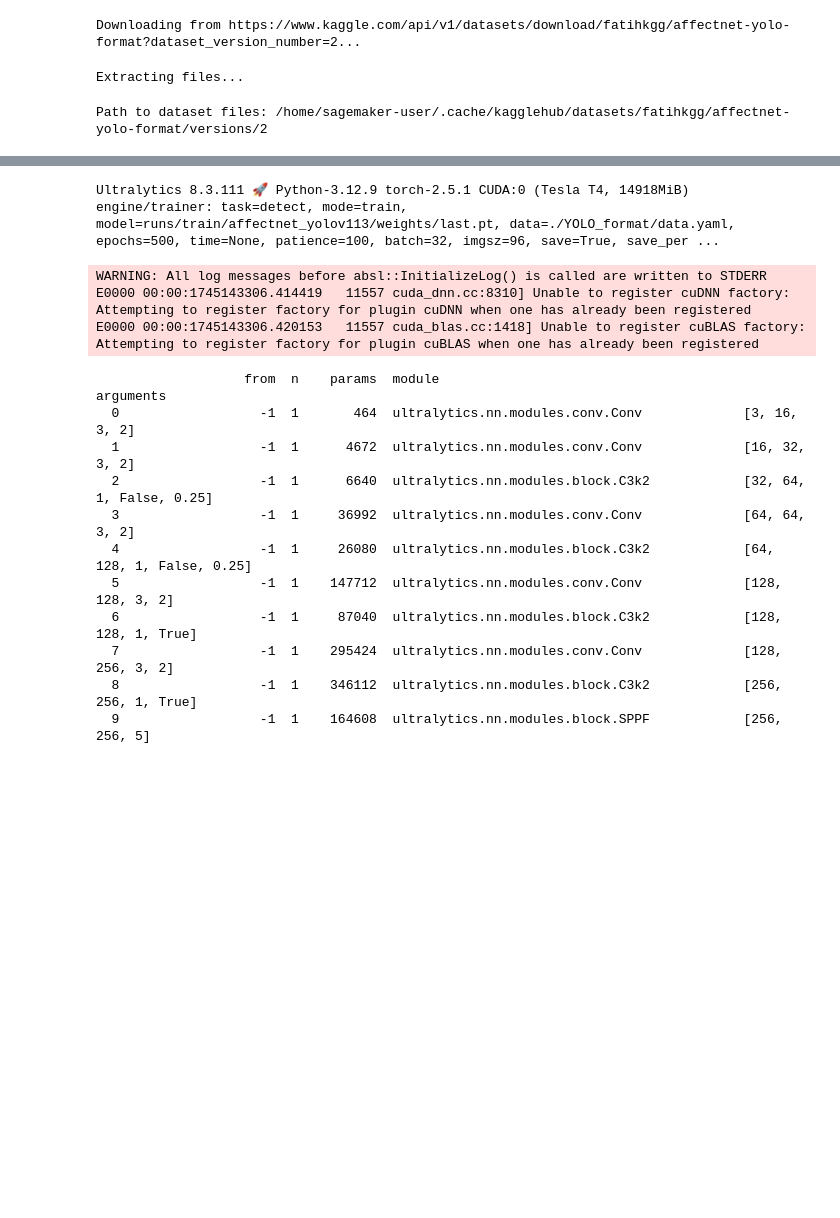
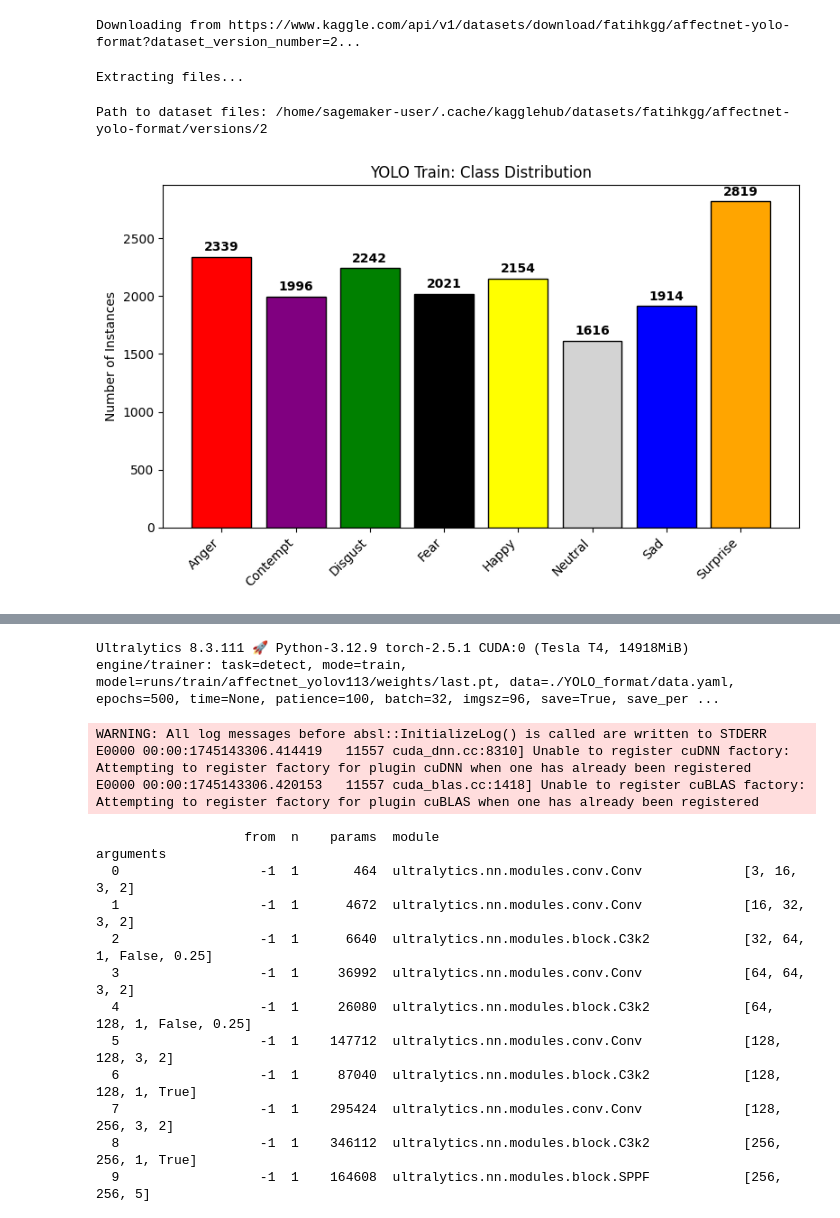
Before and after one commit to kavivarun/PresentPerfect, a Jupyter notebook: Jonathan Workspace/Facial Recognition/Facial_recognition_yolov11.ipynb, the cells around one changed output, grey strips where cells are left out. Cells and saved outputs as stored; diff of their text form; code cells hidden in the pictures; blank space fills up the shorter version.

Commit message:
add final  yolo model

```diff
--- a/Jonathan Workspace/Facial Recognition/Facial_recognition_yolov11.ipynb
+++ b/Jonathan Workspace/Facial Recognition/Facial_recognition_yolov11.ipynb
@@ -50,0 +65,74 @@ Path to dataset files: /home/sagemaker-user/.cache/kagglehub/datasets/fatihkgg/a
+# %%
+# === Configuration ===
+DATA_YAML = 'data.yaml'
+EPOCHS = 300
+IMG_SIZE = 640
+BATCH = 8
+PATIENCE = 10
+DEVICE = 0
+WORKERS = 8
+RESUME_MODEL = False
+# %%
+def load_data_yaml(path):
+    """Load and return YAML content."""
+    with open(path, 'r') as f:
+        data = yaml.safe_load(f)
+    return data
+# %%
+
+# --- load and count ---
+data       = load_data_yaml(DATA_YAML)
+classes    = data["names"]
+images_dir = data.get('train')
+labels_dir = images_dir.replace('/images', '/labels')
+
+counts = {i: 0 for i in range(len(classes))}
+for fname in os.listdir(labels_dir):
+    if not fname.endswith('.txt'):
+        continue
+    with open(os.path.join(labels_dir, fname)) as f:
+        for line in f:
+            cls = int(line.split()[0])
+            counts[cls] += 1
+
+# --- prepare plotting data ---
+names  = [classes[i] for i in sorted(counts.keys())]
+values = [counts[i]           for i in sorted(counts.keys())]
+
+colors_map = {
+    "Anger":   "red",
+    "Contempt":"purple",
+    "Disgust": "green",
+    "Fear":    "black",
+    "Happy":   "yellow",
+    "Neutral": "lightgrey",
+    "Sad":     "blue",
+    "Surprise":"orange",
+}
+
+# for each name pick the bar color, and a contrasting text color
+bar_colors  = [colors_map[name] for name in names]
+
+# --- plot ---
+plt.figure(figsize=(8, 5))
+bars = plt.bar(names, values, color=bar_colors, edgecolor='black')
+
+# annotate counts
+for bar, val in zip(bars, values):
+    x = bar.get_x() + bar.get_width() / 2
+    y = val + max(values) * 0.01  # small offset above bar
+    plt.text(
+        x, y, str(val),
+        ha='center', va='bottom',
+        color="black",
+        fontweight='bold'
+    )
+
+plt.xticks(rotation=45, ha='right')
+plt.ylabel('Number of Instances')
+plt.title('YOLO Train: Class Distribution')
+plt.gca().set_facecolor('white')  # ensure white background
+plt.tight_layout()
+plt.show()
+# %% [output]
+[figure, added]
```
Also changed, not shown: parts of 4 cells of this notebook, 15 other files.
